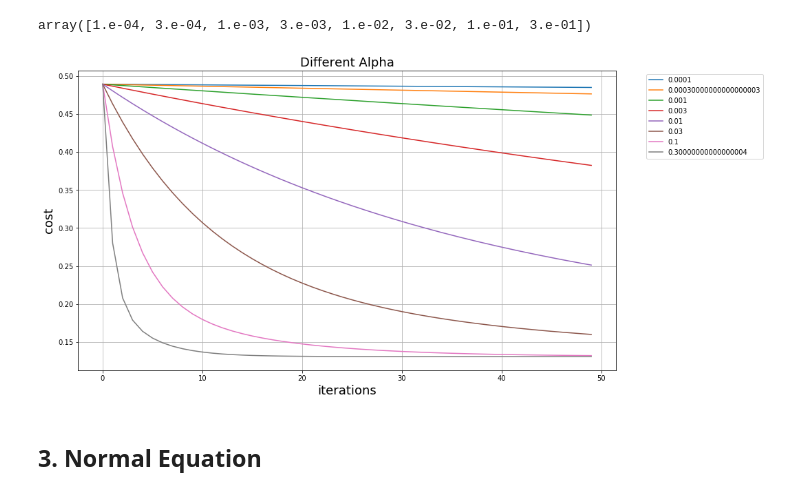
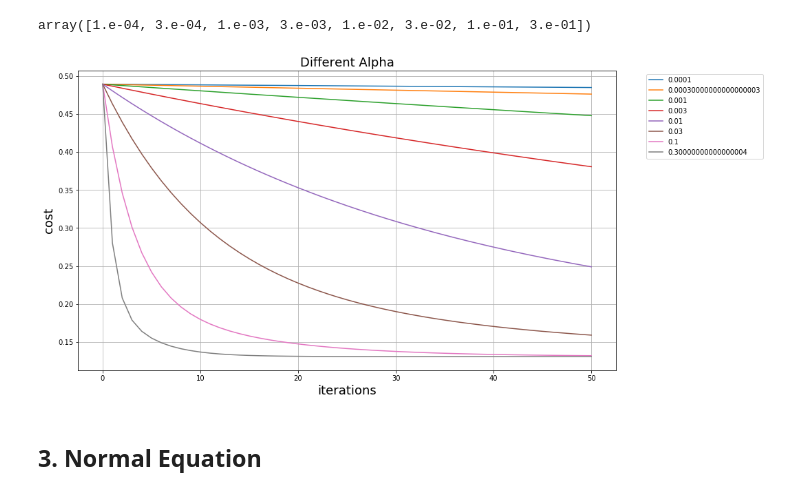
Before and after one commit to lzw-all-in/Ng-ML-assignments, a Jupyter notebook: ex1/ML_ex_1.ipynb, the cells around one changed output. Cells and saved outputs as stored; diff of their text form; code cells hidden in the pictures.

```diff
--- a/ex1/ML_ex_1.ipynb
+++ b/ex1/ML_ex_1.ipynb
@@ -256,21 +236,22 @@ array([1.e-04, 3.e-04, 1.e-03, 3.e-03, 1.e-02, 3.e-02, 1.e-01, 3.e-01])
 # %%
 iters = 50 #参考文档
 
 plt.figure(figsize=(14, 8))
 
 for alpha in base:
     mul_theta = np.zeros((3, 1))  #重新初始化
     dif_alpha_cost, _ = gradetDescent(mul_X, mul_y, mul_theta, iterations=iters, alpha=alpha) #也可以传入mul_theta[:],传入副本就不用每次初始化
-    plt.plot(range(iters), dif_alpha_cost, label=alpha)
+    dif_alpha_cost.append(computeCost(mul_X, mul_y, mul_theta)) #将最后一次迭代后的cost记录进去
+    plt.plot(range(iters+1), dif_alpha_cost, label=alpha)
 
 plt.xlabel('iterations', fontsize=18)
 plt.ylabel('cost', fontsize=18)
 plt.title('Different Alpha', fontsize=18)
 plt.legend(bbox_to_anchor=(1.05, 1), loc=2) #线条标注
 plt.grid(True)
 plt.show()
 # %% [output]
-[figure, old version]
+[figure, new version]
 # %% [markdown]
 ## 3. Normal Equation
 # %% [markdown]
```
Also changed, not shown: parts of 13 cells of this notebook.
